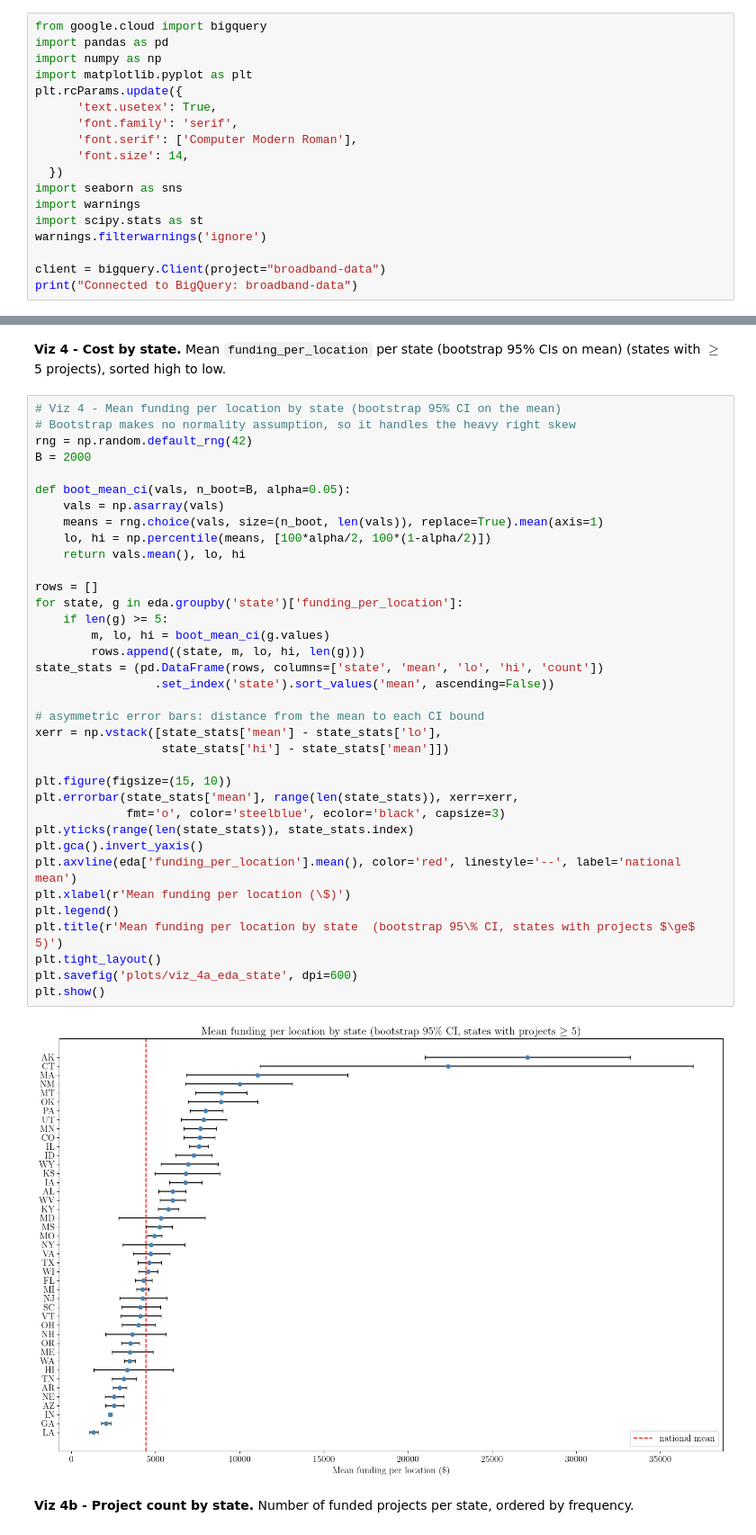
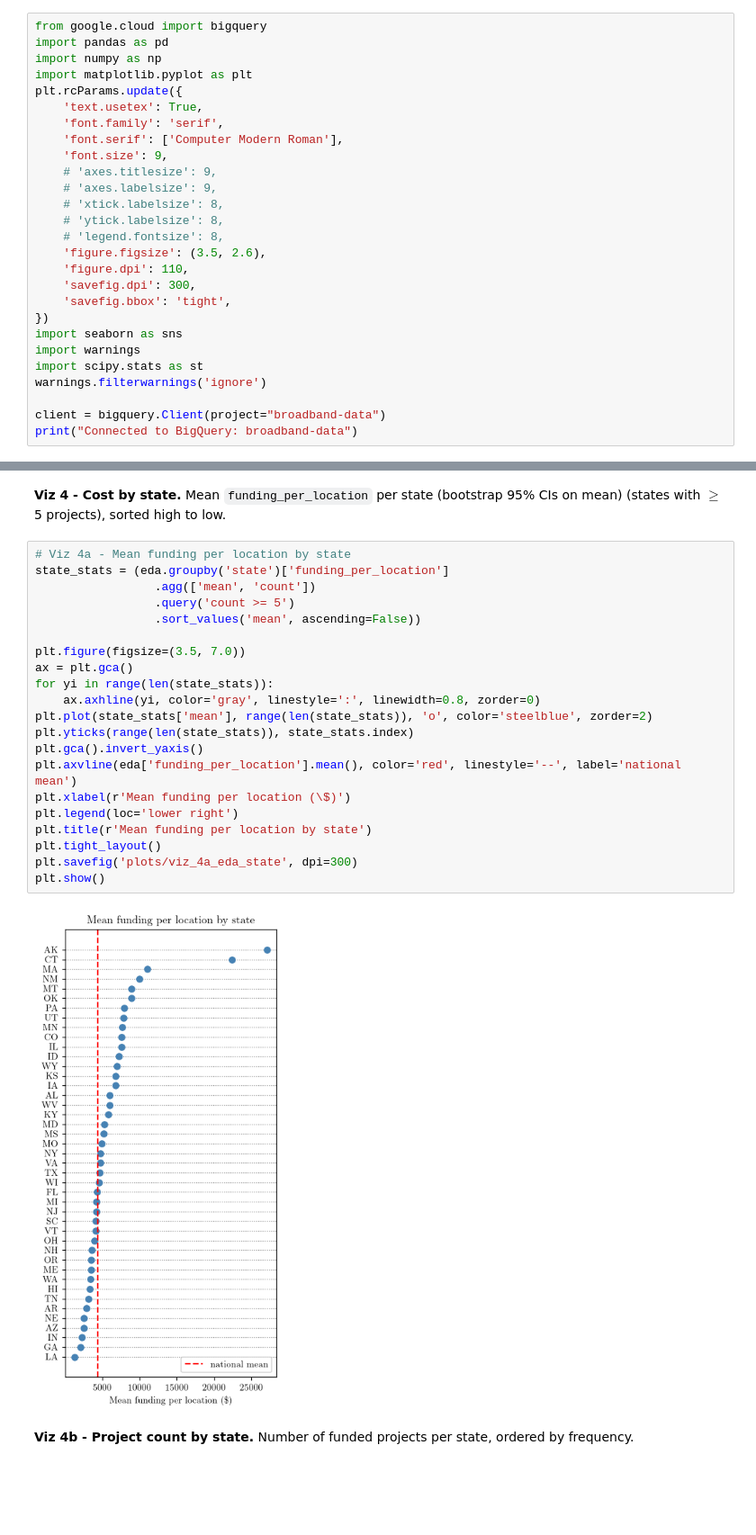
Before and after one commit to yusunnyf/bead_funding_predictor, a Jupyter notebook: eda/bead_eda.ipynb, the cells around one changed output, grey strips where cells are left out. Shown at 90% size. Cells and saved outputs as stored; diff of their text form; blank space fills up the shorter version.

```diff
--- a/eda/bead_eda.ipynb
+++ b/eda/bead_eda.ipynb
@@ -8,11 +8,20 @@ import pandas as pd
 import numpy as np
 import matplotlib.pyplot as plt
 plt.rcParams.update({
-      'text.usetex': True,
-      'font.family': 'serif',
-      'font.serif': ['Computer Modern Roman'],
-      'font.size': 14,
-  })
+    'text.usetex': True,
+    'font.family': 'serif',
+    'font.serif': ['Computer Modern Roman'],
+    'font.size': 9,
+    # 'axes.titlesize': 9,
+    # 'axes.labelsize': 9,
+    # 'xtick.labelsize': 8,
+    # 'ytick.labelsize': 8,
+    # 'legend.fontsize': 8,
+    'figure.figsize': (3.5, 2.6),
+    'figure.dpi': 110,
+    'savefig.dpi': 300,
+    'savefig.bbox': 'tight',
+})
 import seaborn as sns
 import warnings
 import scipy.stats as st
@@ -284,43 +311,28 @@ plt.show()
 # %% [markdown]
 **Viz 4 - Cost by state.** Mean `funding_per_location` per state (bootstrap 95% CIs on mean) (states with $\ge$ 5 projects), sorted high to low.
 # %%
-# Viz 4 - Mean funding per location by state (bootstrap 95% CI on the mean)
-# Bootstrap makes no normality assumption, so it handles the heavy right skew
-rng = np.random.default_rng(42)
-B = 2000
+# Viz 4a - Mean funding per location by state
+state_stats = (eda.groupby('state')['funding_per_location']
+                 .agg(['mean', 'count'])
+                 .query('count >= 5')
+                 .sort_values('mean', ascending=False))
 
-def boot_mean_ci(vals, n_boot=B, alpha=0.05):
-    vals = np.asarray(vals)
-    means = rng.choice(vals, size=(n_boot, len(vals)), replace=True).mean(axis=1)
-    lo, hi = np.percentile(means, [100*alpha/2, 100*(1-alpha/2)])
-    return vals.mean(), lo, hi
-
-rows = []
-for state, g in eda.groupby('state')['funding_per_location']:
-    if len(g) >= 5:
-        m, lo, hi = boot_mean_ci(g.values)
-        rows.append((state, m, lo, hi, len(g)))
-state_stats = (pd.DataFrame(rows, columns=['state', 'mean', 'lo', 'hi', 'count'])
-                 .set_index('state').sort_values('mean', ascending=False))
-
-# asymmetric error bars: distance from the mean to each CI bound
-xerr = np.vstack([state_stats['mean'] - state_stats['lo'],
-                  state_stats['hi'] - state_stats['mean']])
-
-plt.figure(figsize=(15, 10))
-plt.errorbar(state_stats['mean'], range(len(state_stats)), xerr=xerr,
-             fmt='o', color='steelblue', ecolor='black', capsize=3)
+plt.figure(figsize=(3.5, 7.0))
+ax = plt.gca()
+for yi in range(len(state_stats)):
+    ax.axhline(yi, color='gray', linestyle=':', linewidth=0.8, zorder=0)
+plt.plot(state_stats['mean'], range(len(state_stats)), 'o', color='steelblue', zorder=2)
 plt.yticks(range(len(state_stats)), state_stats.index)
 plt.gca().invert_yaxis()
 plt.axvline(eda['funding_per_location'].mean(), color='red', linestyle='--', label='national mean')
 plt.xlabel(r'Mean funding per location (\$)')
-plt.legend()
-plt.title(r'Mean funding per location by state  (bootstrap 95\% CI, states with projects $\ge$ 5)')
+plt.legend(loc='lower right')
+plt.title(r'Mean funding per location by state')
 plt.tight_layout()
-plt.savefig('plots/viz_4a_eda_state', dpi=600)
+plt.savefig('plots/viz_4a_eda_state', dpi=300)
 plt.show()
 # %% [output]
-[figure, old version]
+[figure, new version]
 # %% [markdown]
 **Viz 4b - Project count by state.** Number of funded projects per state, ordered by frequency.
 # %%
```
Also changed, not shown: parts of 49 cells of this notebook, 51 other files.
